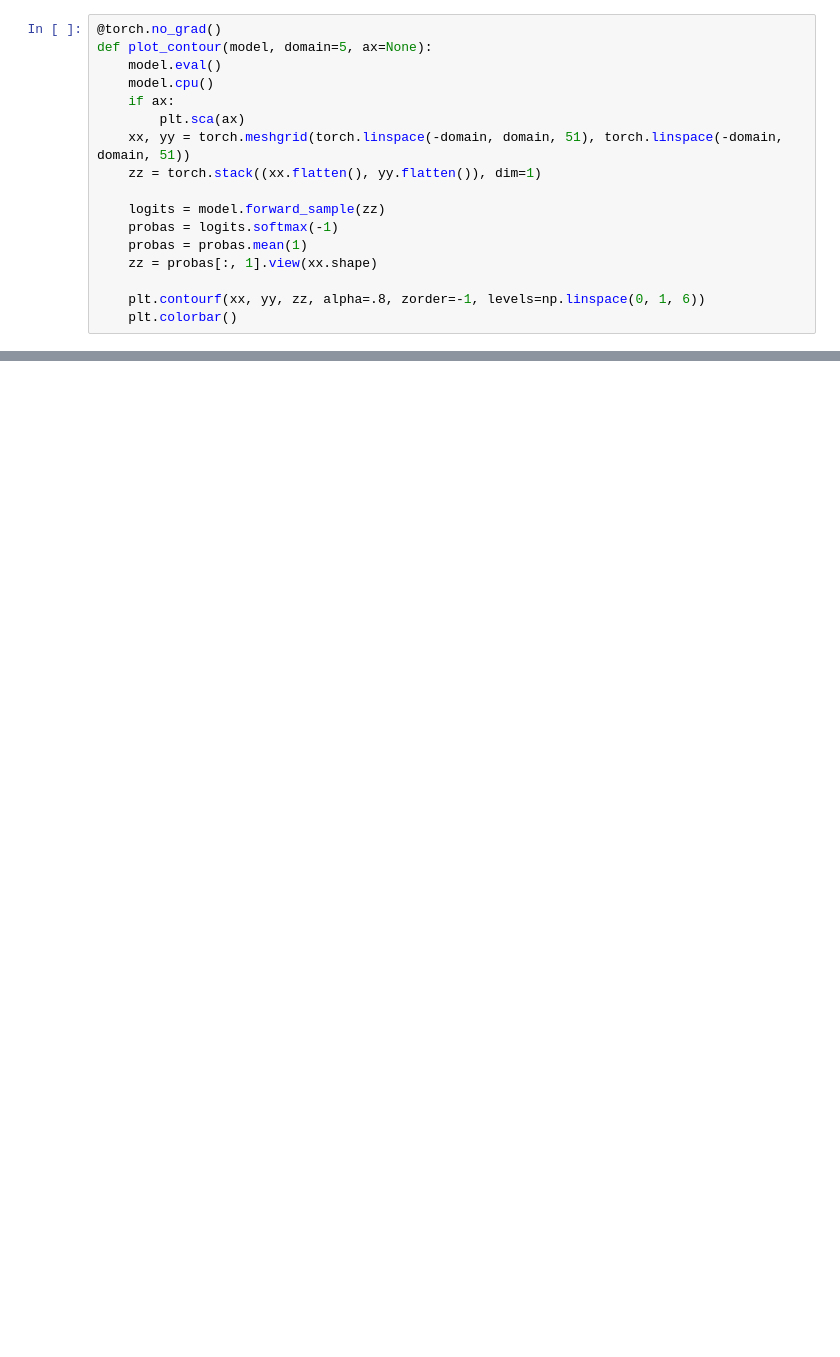
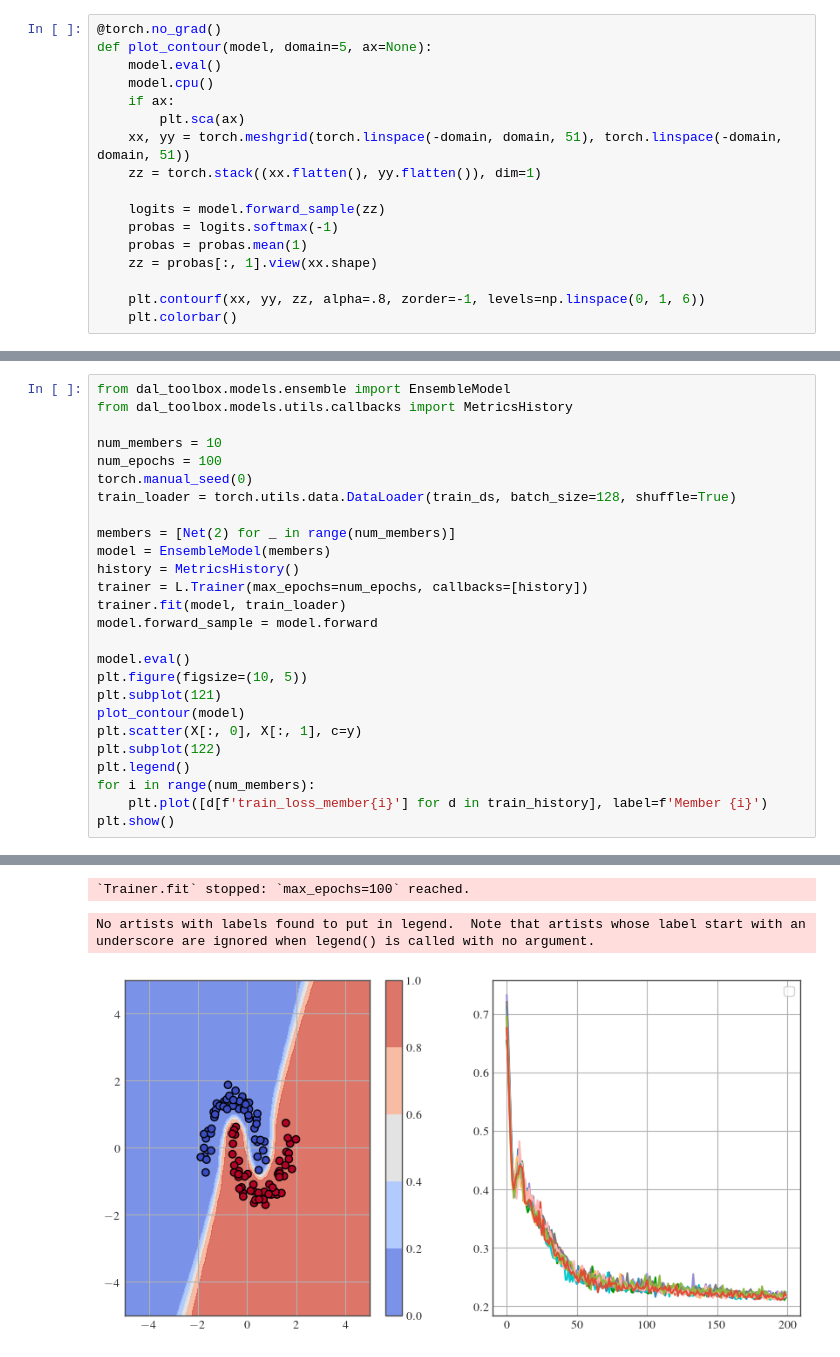
Before and after one commit to dhuseljic/dal-toolbox, a Jupyter notebook: notebooks/uncertainty/ensemble.ipynb, the cells around one changed output, grey strips where cells are left out. Saved outputs shown, nothing was run; the diff lists cells and outputs as text; blank space fills up the shorter version.

```diff
--- a/notebooks/uncertainty/ensemble.ipynb
+++ b/notebooks/uncertainty/ensemble.ipynb
@@ -136,0 +136,27 @@ No artists with labels found to put in legend.  Note that artists whose label st
+# %%
+from dal_toolbox.models.ensemble import EnsembleModel
+from dal_toolbox.models.utils.callbacks import MetricsHistory
+
+num_members = 10
+num_epochs = 100
+torch.manual_seed(0)
+train_loader = torch.utils.data.DataLoader(train_ds, batch_size=128, shuffle=True)
+
+members = [Net(2) for _ in range(num_members)]
+model = EnsembleModel(members)
+history = MetricsHistory()
+trainer = L.Trainer(max_epochs=num_epochs, callbacks=[history])
+trainer.fit(model, train_loader)
+model.forward_sample = model.forward
+
+model.eval()
+plt.figure(figsize=(10, 5))
+plt.subplot(121)
+plot_contour(model)
+plt.scatter(X[:, 0], X[:, 1], c=y)
+plt.subplot(122)
+plt.legend()
+for i in range(num_members):
+    plt.plot([d[f'train_loss_member{i}'] for d in train_history], label=f'Member {i}')
+plt.show()
+# %% [output]
@@ -136,0 +180,3 @@ No artists with labels found to put in legend.  Note that artists whose label st
+`Trainer.fit` stopped: `max_epochs=100` reached.
+No artists with labels found to put in legend.  Note that artists whose label start with an underscore are ignored when legend() is called with no argument.
+[figure, added]
```
Also changed, not shown: parts of 5 cells of this notebook, 3 other files.
